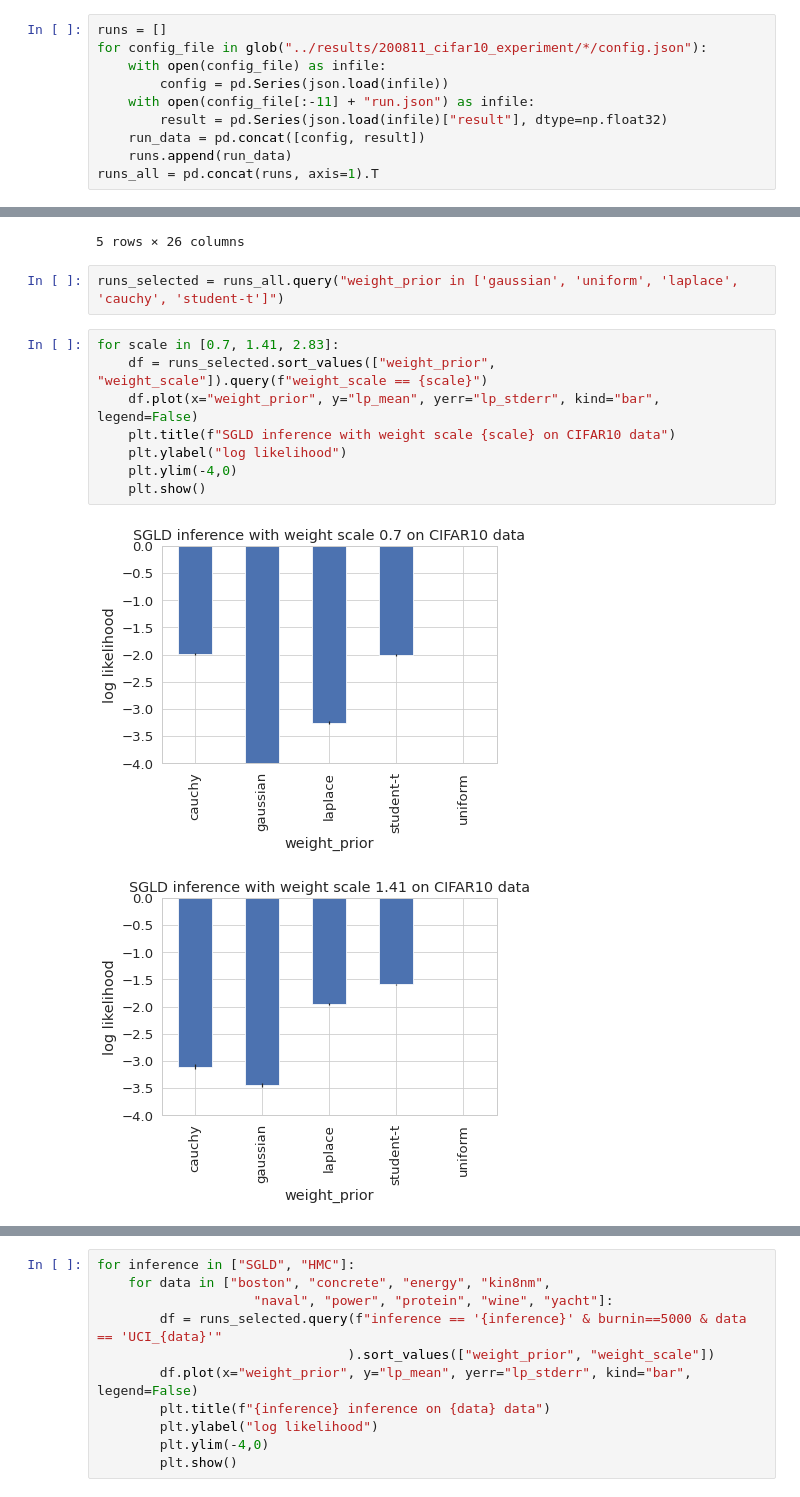
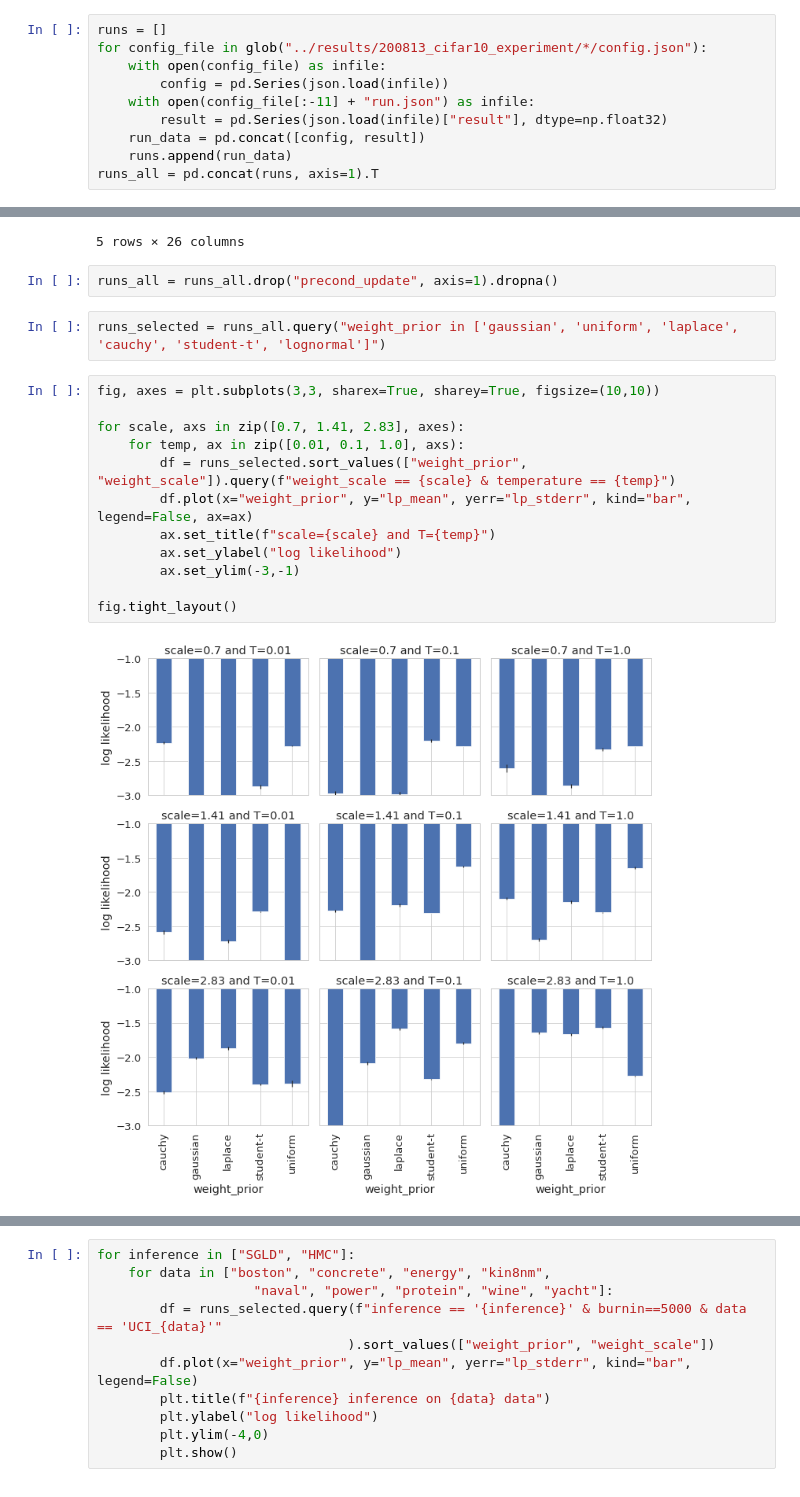
Before and after one commit to ratschlab/bnn_priors, a Jupyter notebook: experiments/3.0_Evaluate_experiments.ipynb, the cells around one changed output, grey strips where cells are left out. Drawn from its saved outputs; the diff is of its cells as text.

Commit message:
Evaluate CIFAR10 experiment

```diff
--- a/experiments/3.0_Evaluate_experiments.ipynb
+++ b/experiments/3.0_Evaluate_experiments.ipynb
@@ -10,7 +10,7 @@ sns.set(context="paper", style="whitegrid", font_scale=1.5)
 %matplotlib inline
 # %%
 runs = []
-for config_file in glob("../results/200811_cifar10_experiment/*/config.json"):
+for config_file in glob("../results/200813_cifar10_experiment/*/config.json"):
     with open(config_file) as infile:
         config = pd.Series(json.load(infile))
     with open(config_file[:-11] + "run.json") as infile:
@@ -28,16 +28,21 @@ runs_all.head()
 | 3 | 64 | True | 0 | gaussian | 1 | 10 | 5 | cifar10 | SGLD | ... |
 | 4 | 64 | True | 0 | gaussian | 1 | 10 | 5 | cifar10 | SGLD | ... |
 5 rows × 26 columns
+# %%
+runs_all = runs_all.drop("precond_update", axis=1).dropna()
 # %%
-runs_selected = runs_all.query("weight_prior in ['gaussian', 'uniform', 'laplace', 'cauchy', 'student-t']")
+runs_selected = runs_all.query("weight_prior in ['gaussian', 'uniform', 'laplace', 'cauchy', 'student-t', 'lognormal']")
 # %%
-for scale in [0.7, 1.41, 2.83]:
-    df = runs_selected.sort_values(["weight_prior", "weight_scale"]).query(f"weight_scale == {scale}")
-    df.plot(x="weight_prior", y="lp_mean", yerr="lp_stderr", kind="bar", legend=False)
-    plt.title(f"SGLD inference with weight scale {scale} on CIFAR10 data")
-    plt.ylabel("log likelihood")
-    plt.ylim(-4,0)
-    plt.show()
+fig, axes = plt.subplots(3,3, sharex=True, sharey=True, figsize=(10,10))
+
+for scale, axs in zip([0.7, 1.41, 2.83], axes):
+    for temp, ax in zip([0.01, 0.1, 1.0], axs):
+        df = runs_selected.sort_values(["weight_prior", "weight_scale"]).query(f"weight_scale == {scale} & temperature == {temp}")
+        df.plot(x="weight_prior", y="lp_mean", yerr="lp_stderr", kind="bar", legend=False, ax=ax)
+        ax.set_title(f"scale={scale} and T={temp}")
+        ax.set_ylabel("log likelihood")
+        ax.set_ylim(-3,-1)
+
+fig.tight_layout()
 # %% [output]
-[figure, old version]
+[figure, new version]
-[figure, removed]
```
Also changed, not shown: parts of 2 cells of this notebook, 1 other file.
